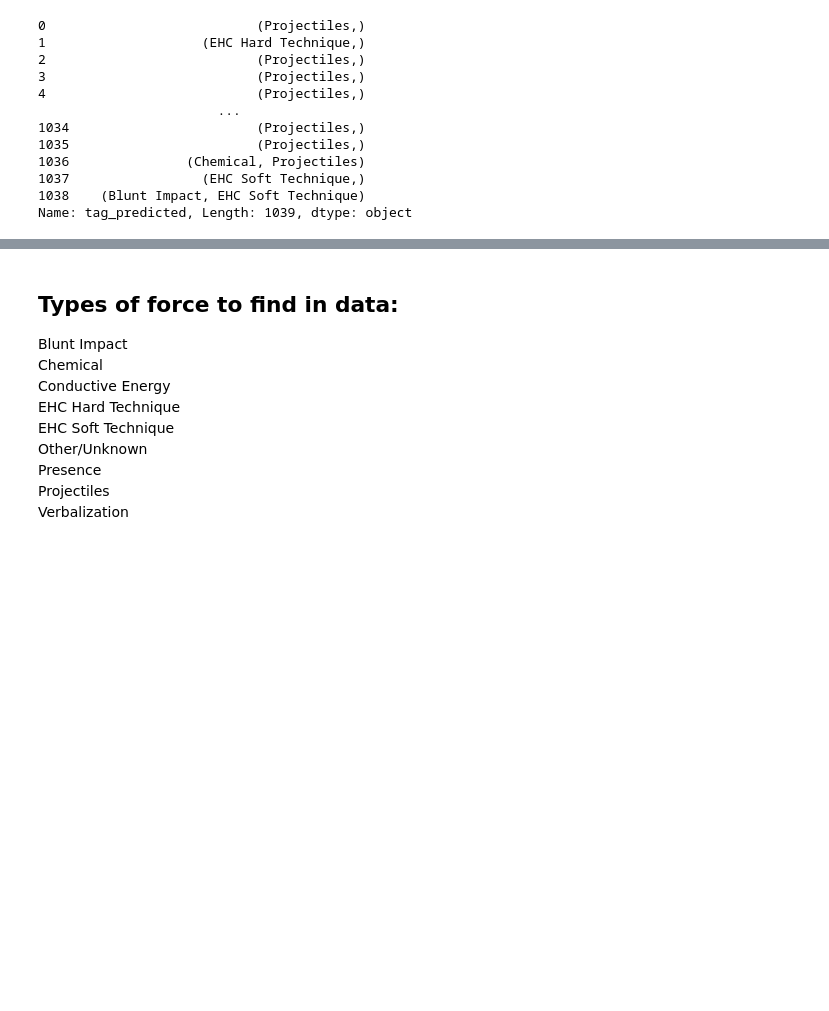
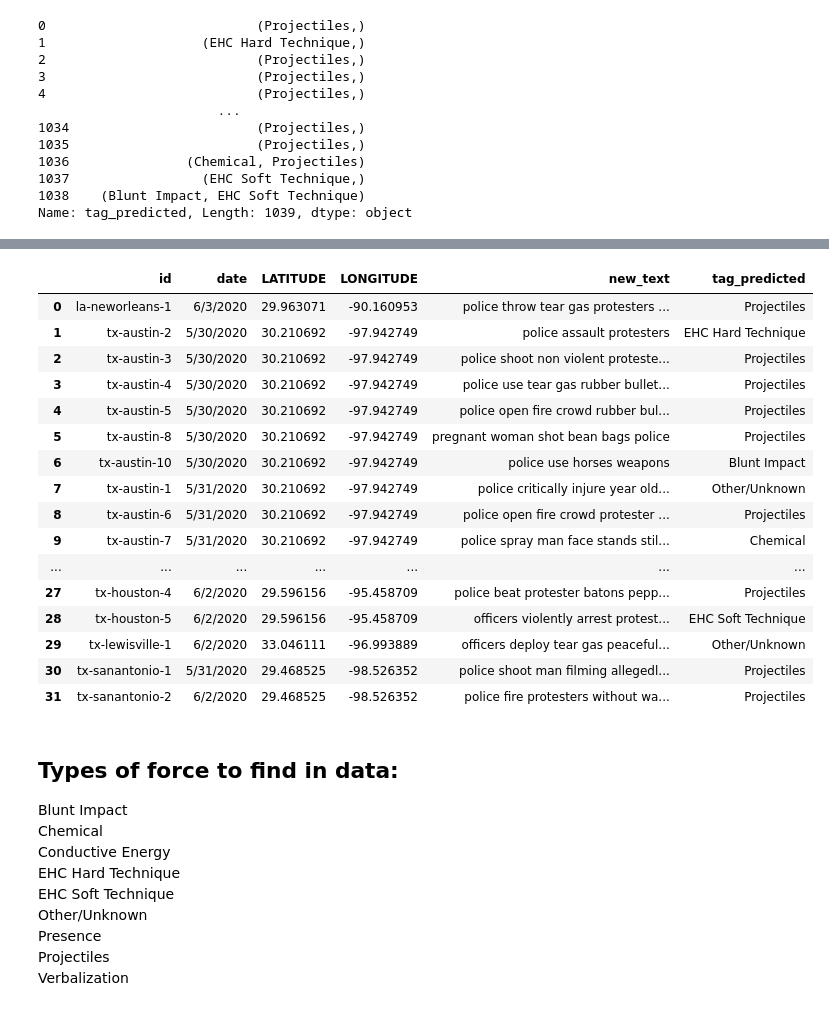
Before and after one commit to BloomTech-Labs/Labs25-Human_Rights_First-TeamC-DS, a Jupyter notebook: notebooks/Category_prediction.ipynb, the cells around one changed output, grey strips where cells are left out. Cells and saved outputs as stored; diff of their text form; code cells hidden in the pictures; blank space fills up the shorter version.

```diff
--- a/notebooks/Category_prediction.ipynb
+++ b/notebooks/Category_prediction.ipynb
@@ -395,7 +395,7 @@ df_new['tag_predicted']
 1038    (Blunt Impact, EHC Soft Technique)
 Name: tag_predicted, Length: 1039, dtype: object
 # %%
-df_new['tag_predicted'] = df_new['tag_predicted'].apply(lambda x: ', '.join(x))
+#df_new['tag_predicted'] = df_new['tag_predicted'].apply(lambda x: ', '.join(x))
 # %%
 df_new['tag_predicted'].value_counts()
 # %% [output]
@@ -418,5 +418 @@ Blunt Impact, EHC Hard Technique, EHC Soft Technique
 Name: tag_predicted, dtype: int64
-# %%
-df_new[['tag1', 'tag2', 'tag3', 'tag4', 'tag5']] = df_new.tag_predicted.str.split(', ', expand=True,)
-df_newer= df_new.drop(columns='tag_predicted')
-df_newer
@@ -437 +419,23 @@ df_newer
+# %%
+df_newer = df_new.explode('tag_predicted')
+
+df_newer.head(40)
+# %% [output]
+|  | id | date | LATITUDE | LONGITUDE | new_text | tag_predicted |
+| 0 | la-neworleans-1 | 6/3/2020 | 29.963071 | -90.160953 | police throw tear gas protesters ... | Projectiles |
+| 1 | tx-austin-2 | 5/30/2020 | 30.210692 | -97.942749 | police assault protesters | EHC Hard Technique |
+| 2 | tx-austin-3 | 5/30/2020 | 30.210692 | -97.942749 | police shoot non violent proteste... | Projectiles |
+| 3 | tx-austin-4 | 5/30/2020 | 30.210692 | -97.942749 | police use tear gas rubber bullet... | Projectiles |
+| 4 | tx-austin-5 | 5/30/2020 | 30.210692 | -97.942749 | police open fire crowd rubber bul... | Projectiles |
+| 5 | tx-austin-8 | 5/30/2020 | 30.210692 | -97.942749 | pregnant woman shot bean bags police | Projectiles |
+| 6 | tx-austin-10 | 5/30/2020 | 30.210692 | -97.942749 | police use horses weapons | Blunt Impact |
+| 7 | tx-austin-1 | 5/31/2020 | 30.210692 | -97.942749 | police critically injure year old... | Other/Unknown |
+| 8 | tx-austin-6 | 5/31/2020 | 30.210692 | -97.942749 | police open fire crowd protester ... | Projectiles |
+| 9 | tx-austin-7 | 5/31/2020 | 30.210692 | -97.942749 | police spray man face stands stil... | Chemical |
+| ... | ... | ... | ... | ... | ... | ... |
+| 27 | tx-houston-4 | 6/2/2020 | 29.596156 | -95.458709 | police beat protester batons pepp... | Projectiles |
+| 28 | tx-houston-5 | 6/2/2020 | 29.596156 | -95.458709 | officers violently arrest protest... | EHC Soft Technique |
+| 29 | tx-lewisville-1 | 6/2/2020 | 33.046111 | -96.993889 | officers deploy tear gas peaceful... | Other/Unknown |
+| 30 | tx-sanantonio-1 | 5/31/2020 | 29.468525 | -98.526352 | police shoot man filming allegedl... | Projectiles |
+| 31 | tx-sanantonio-2 | 6/2/2020 | 29.468525 | -98.526352 | police fire protesters without wa... | Projectiles |
 # %%
```
Also changed, not shown: parts of 12 cells of this notebook.
